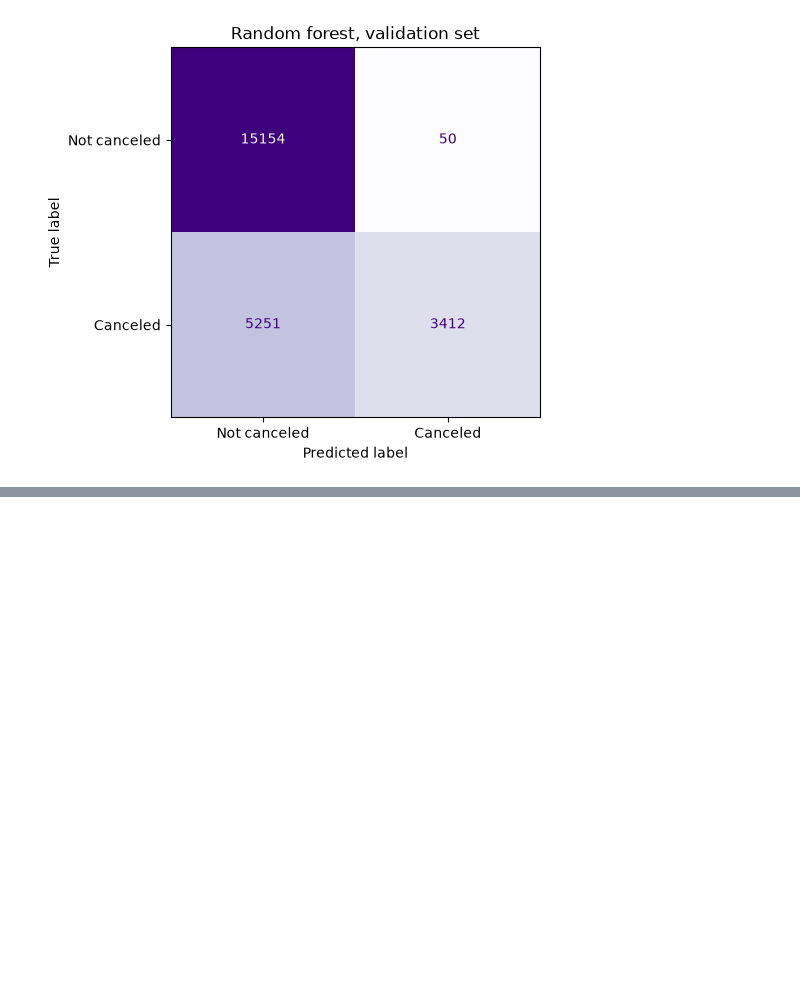
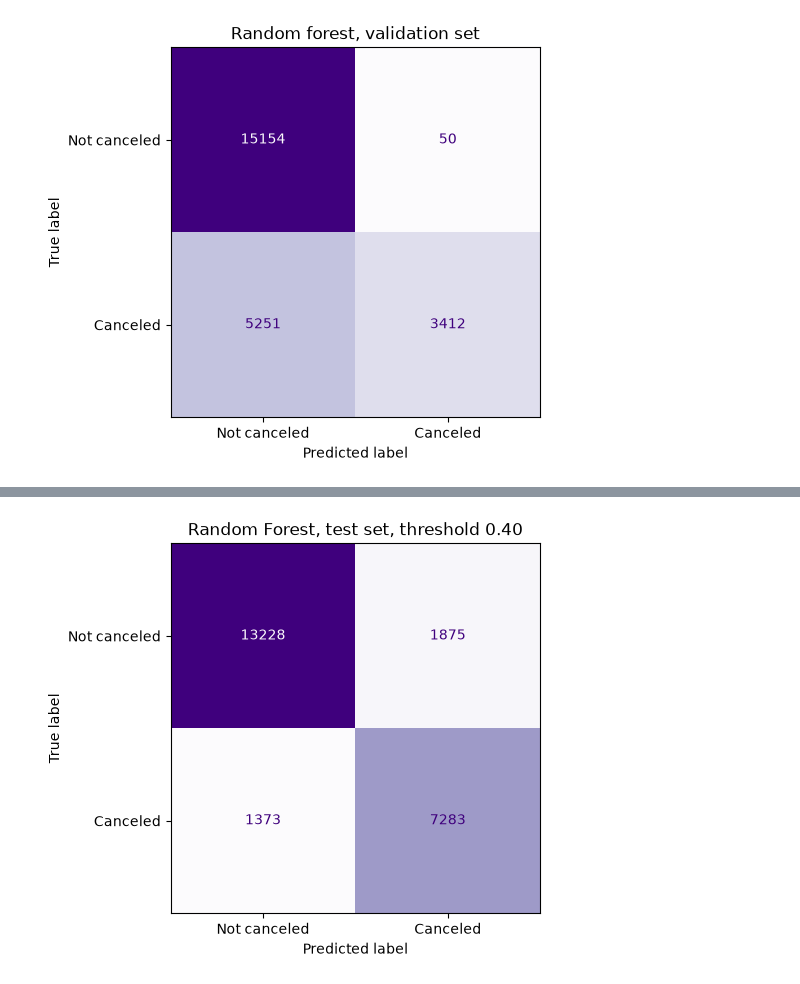
Before and after one commit to MasMits/hotel-cancellation-ml, a Jupyter notebook: notebook/project.ipynb, the cells around one changed output, grey strips where cells are left out. Cells and saved outputs as stored; diff of their text form; code cells hidden in the pictures; blank space fills up the shorter version.

```diff
--- a/notebook/project.ipynb
+++ b/notebook/project.ipynb
@@ -1447,0 +1525,10 @@ for name in ["Decision tree", "Random forest"]:
+# %%
+final_model = optimized_models[final_name]
+test_proba = final_model.predict_proba(X_test)[:, 1]
+
+final_results = evaluation.bootstrap_metrics(y_test, test_proba, threshold=final_threshold)
+final_results["at default 0.5"] = pd.Series(evaluation.metrics_from_proba(y_test, test_proba, 0.5))
+final_results["always 'not canceled'"] = pd.Series(
+    evaluation.metrics_from_proba(y_test, dummy_model.predict_proba(X_test)[:, 1])
+)
+final_results.round(3)
@@ -1447,0 +1543,14 @@ for name in ["Decision tree", "Random forest"]:
+# %%
+from sklearn.metrics import ConfusionMatrixDisplay
+
+test_pred = (test_proba >= final_threshold).astype(int)
+ConfusionMatrixDisplay.from_predictions(
+    y_test, test_pred,
+    display_labels=["Not canceled", "Canceled"],
+    cmap="Purples",
+    colorbar=False,
+)
+plt.title(f"{final_name}, test set, threshold {final_threshold:.2f}")
+plt.show()
+# %% [output]
+[figure, added]
```
Also changed, not shown: parts of 42 cells of this notebook, 1 other file.
